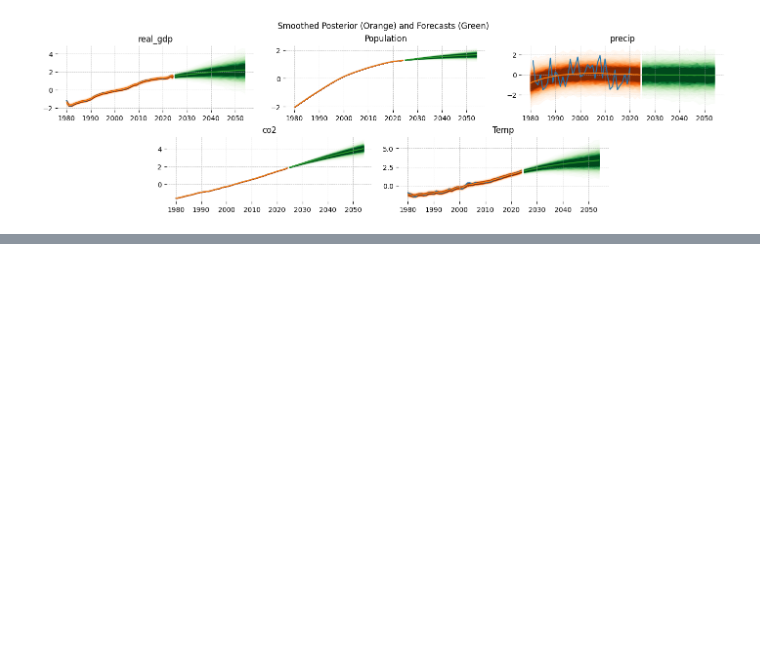
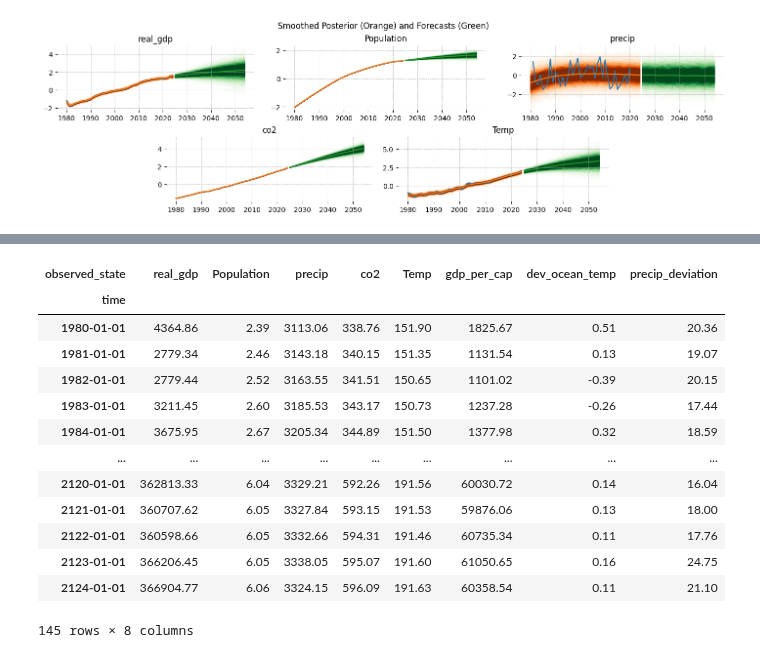
Before and after one commit to jessegrabowski/laos-climate-change, a Jupyter notebook: notebooks/final_paper/00a_time_series_forecasting_cr.ipynb, the cells around one changed output, grey strips where cells are left out. Saved outputs shown, nothing was run; the diff lists cells and outputs as text; code cells hidden in the pictures; blank space fills up the shorter version.

```diff
--- a/notebooks/final_paper/00a_time_series_forecasting_cr.ipynb
+++ b/notebooks/final_paper/00a_time_series_forecasting_cr.ipynb
@@ -494,0 +493,17 @@ res_df.to_csv(here('data/CRIforecast.csv'))
+# %%
+res_df
+# %% [output]
+| observed_state | real_gdp | Population | precip | co2 | Temp | gdp_per_cap | dev_ocean_temp | precip_deviation |
+| time |  |  |  |  |  |  |  |  |
+| 1980-01-01 | 4364.86 | 2.39 | 3113.06 | 338.76 | 151.90 | 1825.67 | 0.51 | 20.36 |
+| 1981-01-01 | 2779.34 | 2.46 | 3143.18 | 340.15 | 151.35 | 1131.54 | 0.13 | 19.07 |
+| 1982-01-01 | 2779.44 | 2.52 | 3163.55 | 341.51 | 150.65 | 1101.02 | -0.39 | 20.15 |
+| 1983-01-01 | 3211.45 | 2.60 | 3185.53 | 343.17 | 150.73 | 1237.28 | -0.26 | 17.44 |
+| 1984-01-01 | 3675.95 | 2.67 | 3205.34 | 344.89 | 151.50 | 1377.98 | 0.32 | 18.59 |
+| ... | ... | ... | ... | ... | ... | ... | ... | ... |
+| 2120-01-01 | 362813.33 | 6.04 | 3329.21 | 592.26 | 191.56 | 60030.72 | 0.14 | 16.04 |
+| 2121-01-01 | 360707.62 | 6.05 | 3327.84 | 593.15 | 191.53 | 59876.06 | 0.13 | 18.00 |
+| 2122-01-01 | 360598.66 | 6.05 | 3332.66 | 594.31 | 191.46 | 60735.34 | 0.11 | 17.76 |
+| 2123-01-01 | 366206.45 | 6.05 | 3338.05 | 595.07 | 191.60 | 61050.65 | 0.16 | 24.75 |
+| 2124-01-01 | 366904.77 | 6.06 | 3324.15 | 596.09 | 191.63 | 60358.54 | 0.11 | 21.10 |
+145 rows × 8 columns
```
Also changed, not shown: parts of 8 cells of this notebook, 3 other files.
